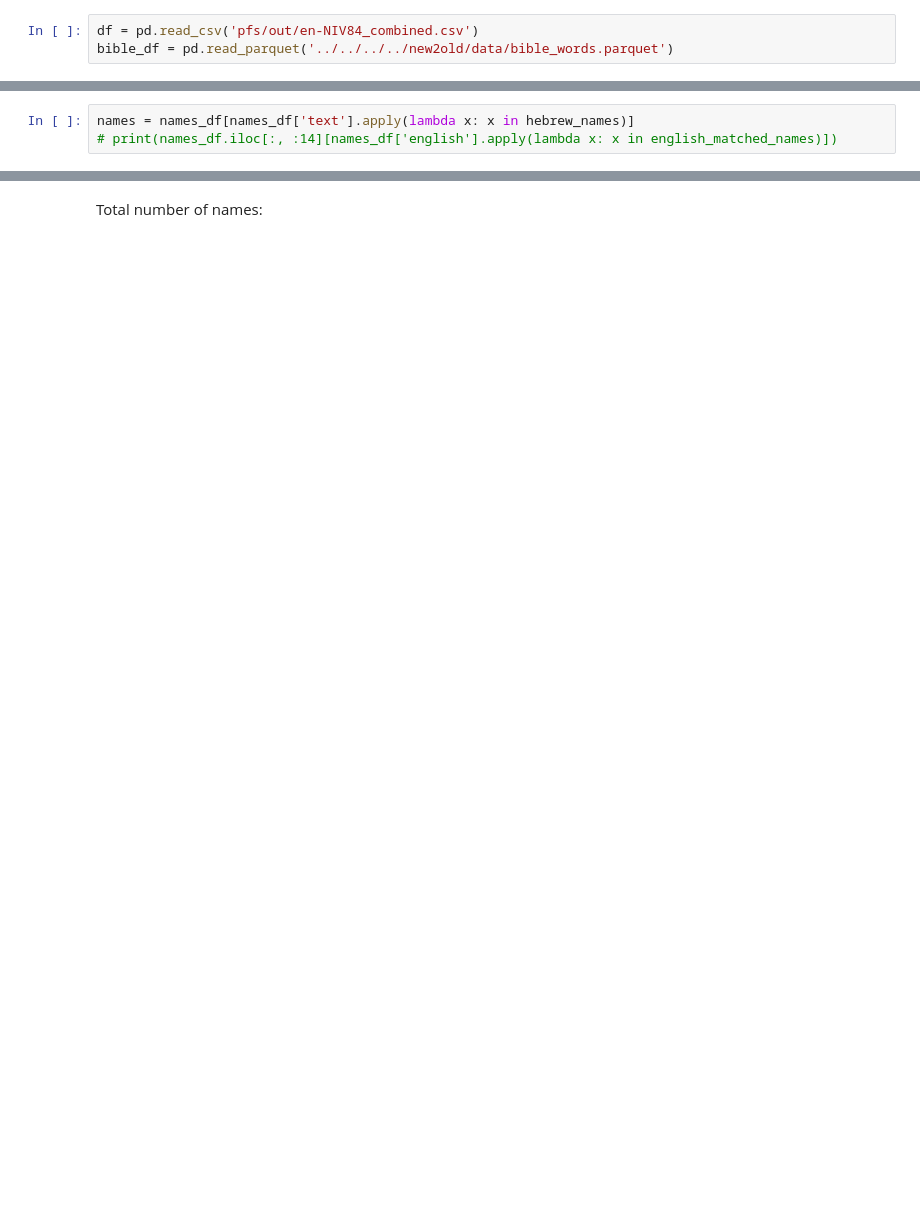
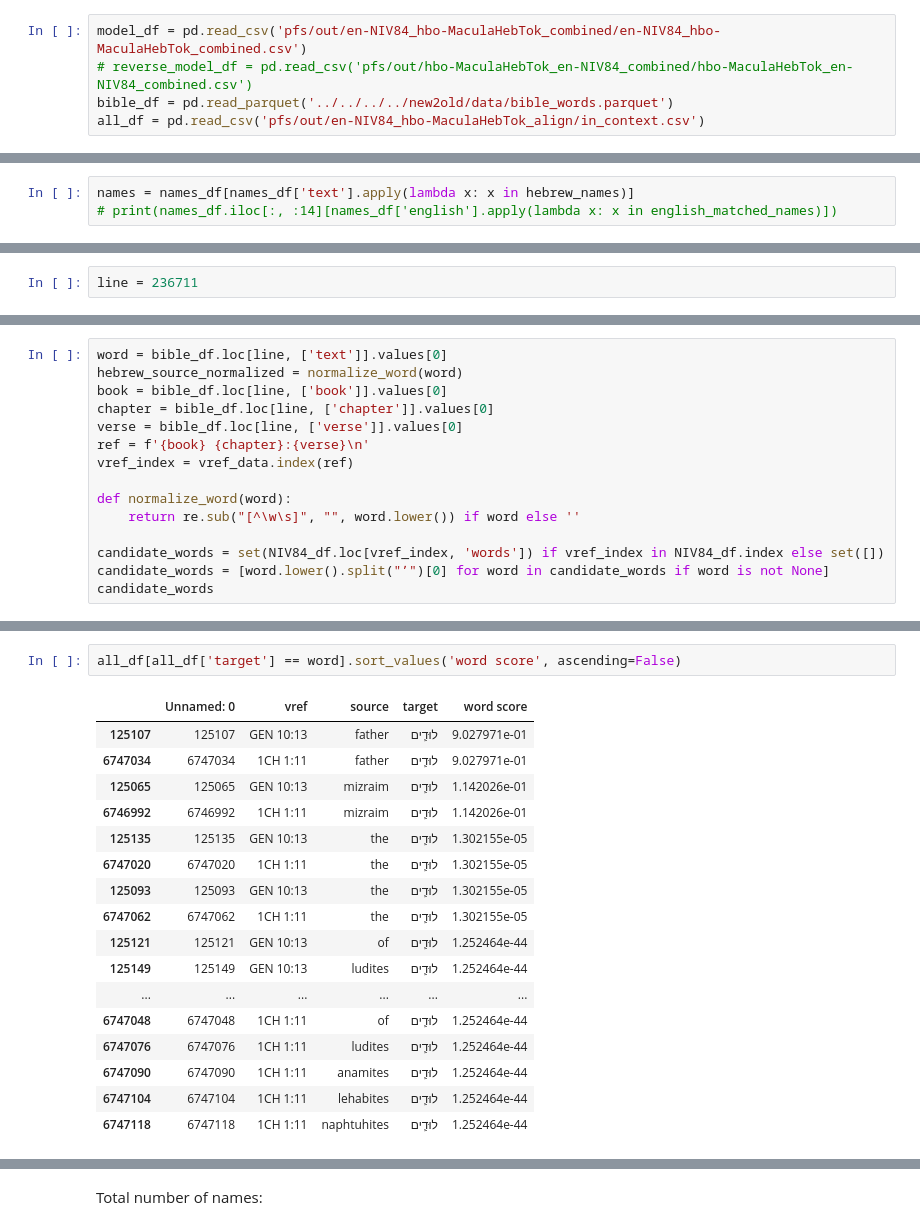
Before and after one commit to sil-ai/aqua-api, a Jupyter notebook: pipelines/scripts/word_alignment/Name alignment test.ipynb, the cells around one changed output, grey strips where cells are left out. Drawn from its saved outputs; the diff is of its cells as text; blank space fills up the shorter version.

```diff
--- a/pipelines/scripts/word_alignment/Name alignment test.ipynb
+++ b/pipelines/scripts/word_alignment/Name alignment test.ipynb
@@ -13,5 +13,7 @@ from collections import Counter
 
 pd.set_option('display.max_rows', 500)
 # %%
-df = pd.read_csv('pfs/out/en-NIV84_combined.csv')
+model_df = pd.read_csv('pfs/out/en-NIV84_hbo-MaculaHebTok_combined/en-NIV84_hbo-MaculaHebTok_combined.csv')
+# reverse_model_df = pd.read_csv('pfs/out/hbo-MaculaHebTok_en-NIV84_combined/hbo-MaculaHebTok_en-NIV84_combined.csv')
 bible_df = pd.read_parquet('../../../../new2old/data/bible_words.parquet')
+all_df = pd.read_csv('pfs/out/en-NIV84_hbo-MaculaHebTok_align/in_context.csv')
@@ -221,0 +172,2 @@ candidate_df[candidate_df.apply(lambda x: x['normalized_source'] in list(candida
+# %%
+line = 236711
@@ -221,0 +194,15 @@ candidate_df[candidate_df.apply(lambda x: x['normalized_source'] in list(candida
+# %%
+word = bible_df.loc[line, ['text']].values[0]
+hebrew_source_normalized = normalize_word(word)
+book = bible_df.loc[line, ['book']].values[0]
+chapter = bible_df.loc[line, ['chapter']].values[0]
+verse = bible_df.loc[line, ['verse']].values[0]
+ref = f'{book} {chapter}:{verse}\n'
+vref_index = vref_data.index(ref)
+
+def normalize_word(word):
+    return re.sub("[^\w\s]", "", word.lower()) if word else ''
+
+candidate_words = set(NIV84_df.loc[vref_index, 'words']) if vref_index in NIV84_df.index else set([])
+candidate_words = [word.lower().split("ʼ")[0] for word in candidate_words if word is not None]
+candidate_words
@@ -221,0 +232,20 @@ candidate_df[candidate_df.apply(lambda x: x['normalized_source'] in list(candida
+# %%
+all_df[all_df['target'] == word].sort_values('word score', ascending=False)
+# %% [output]
+|  | Unnamed: 0 | vref | source | target | word score |
+| 125107 | 125107 | GEN 10:13 | father | לוּדִ֧ים | 9.027971e-01 |
+| 6747034 | 6747034 | 1CH 1:11 | father | לוּדִ֧ים | 9.027971e-01 |
+| 125065 | 125065 | GEN 10:13 | mizraim | לוּדִ֧ים | 1.142026e-01 |
+| 6746992 | 6746992 | 1CH 1:11 | mizraim | לוּדִ֧ים | 1.142026e-01 |
+| 125135 | 125135 | GEN 10:13 | the | לוּדִ֧ים | 1.302155e-05 |
+| 6747020 | 6747020 | 1CH 1:11 | the | לוּדִ֧ים | 1.302155e-05 |
+| 125093 | 125093 | GEN 10:13 | the | לוּדִ֧ים | 1.302155e-05 |
+| 6747062 | 6747062 | 1CH 1:11 | the | לוּדִ֧ים | 1.302155e-05 |
+| 125121 | 125121 | GEN 10:13 | of | לוּדִ֧ים | 1.252464e-44 |
+| 125149 | 125149 | GEN 10:13 | ludites | לוּדִ֧ים | 1.252464e-44 |
+| ... | ... | ... | ... | ... | ... |
+| 6747048 | 6747048 | 1CH 1:11 | of | לוּדִ֧ים | 1.252464e-44 |
+| 6747076 | 6747076 | 1CH 1:11 | ludites | לוּדִ֧ים | 1.252464e-44 |
+| 6747090 | 6747090 | 1CH 1:11 | anamites | לוּדִ֧ים | 1.252464e-44 |
+| 6747104 | 6747104 | 1CH 1:11 | lehabites | לוּדִ֧ים | 1.252464e-44 |
+| 6747118 | 6747118 | 1CH 1:11 | naphtuhites | לוּדִ֧ים | 1.252464e-44 |
```
Also changed, not shown: parts of 24 cells of this notebook, 7 other files.
